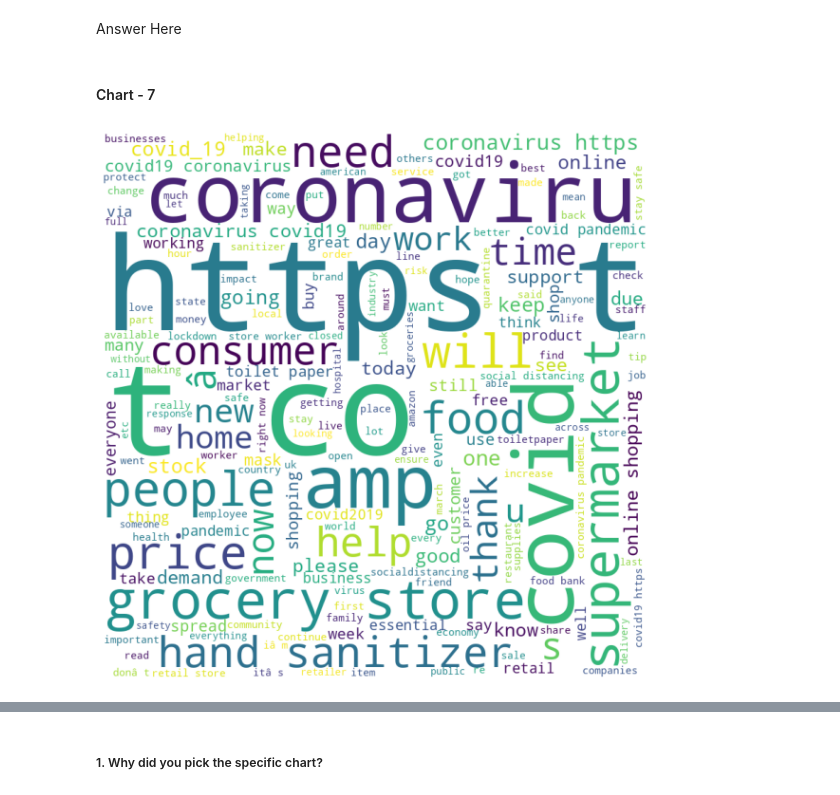
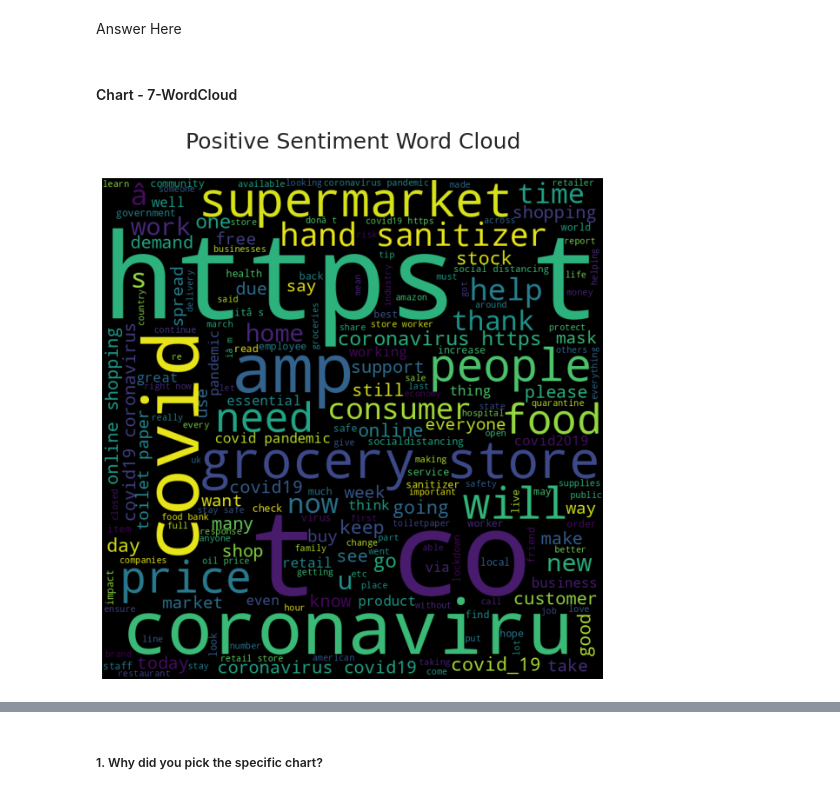
Before and after one commit to Jeetesh-KumarM/CAPSTONE-PROJECT-3-CLASSIFICATION, a Jupyter notebook: Coronavirus_Tweet_Sentiment_Analysis.ipynb, the cells around one changed output, grey strips where cells are left out. Saved outputs shown, nothing was run; the diff lists cells and outputs as text; code cells hidden in the pictures.

```diff
--- a/Coronavirus_Tweet_Sentiment_Analysis.ipynb
+++ b/Coronavirus_Tweet_Sentiment_Analysis.ipynb
@@ -425,44 +425,45 @@ Are there any insights that lead to negative growth? Justify with specific reaso
 # %% [markdown]
 Answer Here
 # %% [markdown]
-#### Chart - 7
+#### Chart - 7-WordCloud
 # %%
 # Chart - 7 visualization code
 dfp=df1[df1['Sentiment']=='Positive']
 dfn=df1[df1['Sentiment']=='Negative']
 dfnt=df1[df1['Sentiment']=='Neutral']
 # %%
+#Word Cloud for positive sentiments
 from wordcloud import WordCloud, STOPWORDS
 comment_words = ''
 stopwords = set(STOPWORDS)
 
 # iterate through the csv file
 for val in dfp.OriginalTweet:
 
     # typecaste each val to string
     val = str(val)
 
     # split the value
     tokens = val.split()
 
     # Converts each token into lowercase
     for i in range(len(tokens)):
         tokens[i] = tokens[i].lower()
 
     comment_words += " ".join(tokens)+" "
 
 wordcloud = WordCloud(width = 800, height = 800,
-                background_color ='white',
+                background_color ='black',
                 stopwords = stopwords,
                 min_font_size = 10).generate(comment_words)
 
-# plot the WordCloud image
-plt.figure(figsize = (8, 8), facecolor = None)
+  # plot the WordCloud image
+plt.figure(figsize = (8,8), facecolor = None)
 plt.imshow(wordcloud)
 plt.axis("off")
 plt.tight_layout(pad = 0)
-
+plt.title('Positive Sentiment Word Cloud\n',fontsize=25)
 plt.show()
 # %% [output]
-[figure, old version]
+[figure, new version]
 # %%
```
Also changed, not shown: parts of 7 cells of this notebook.
